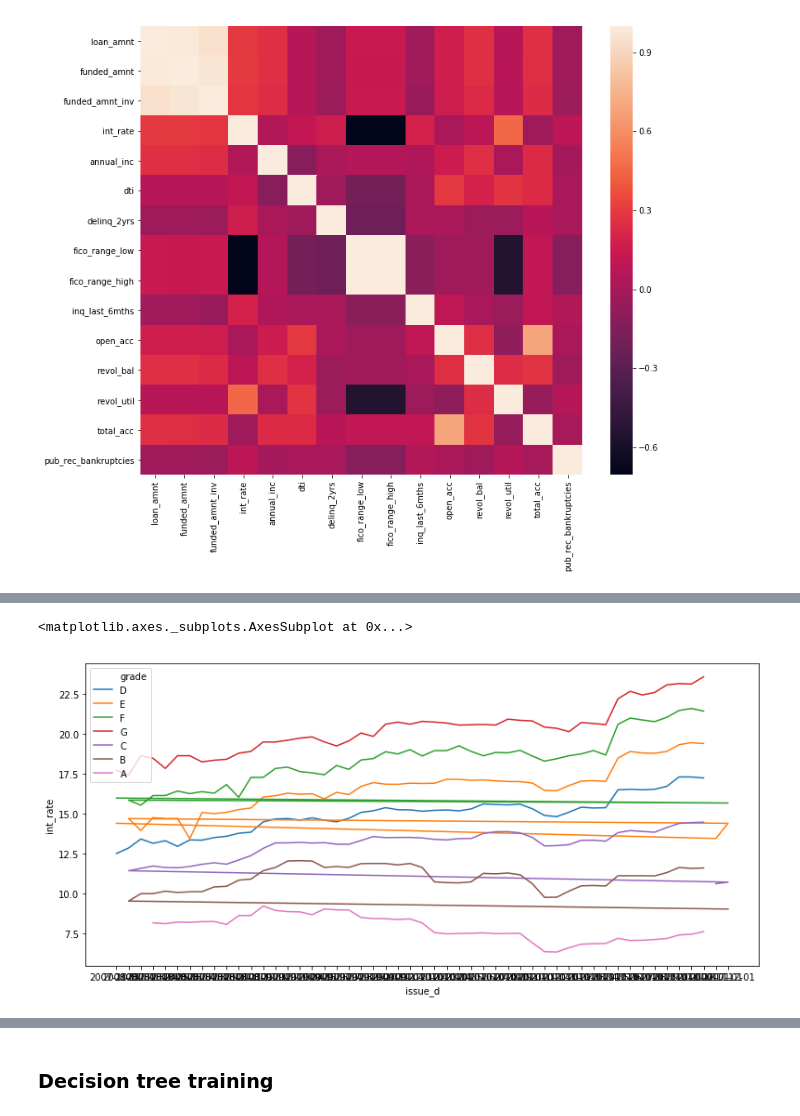
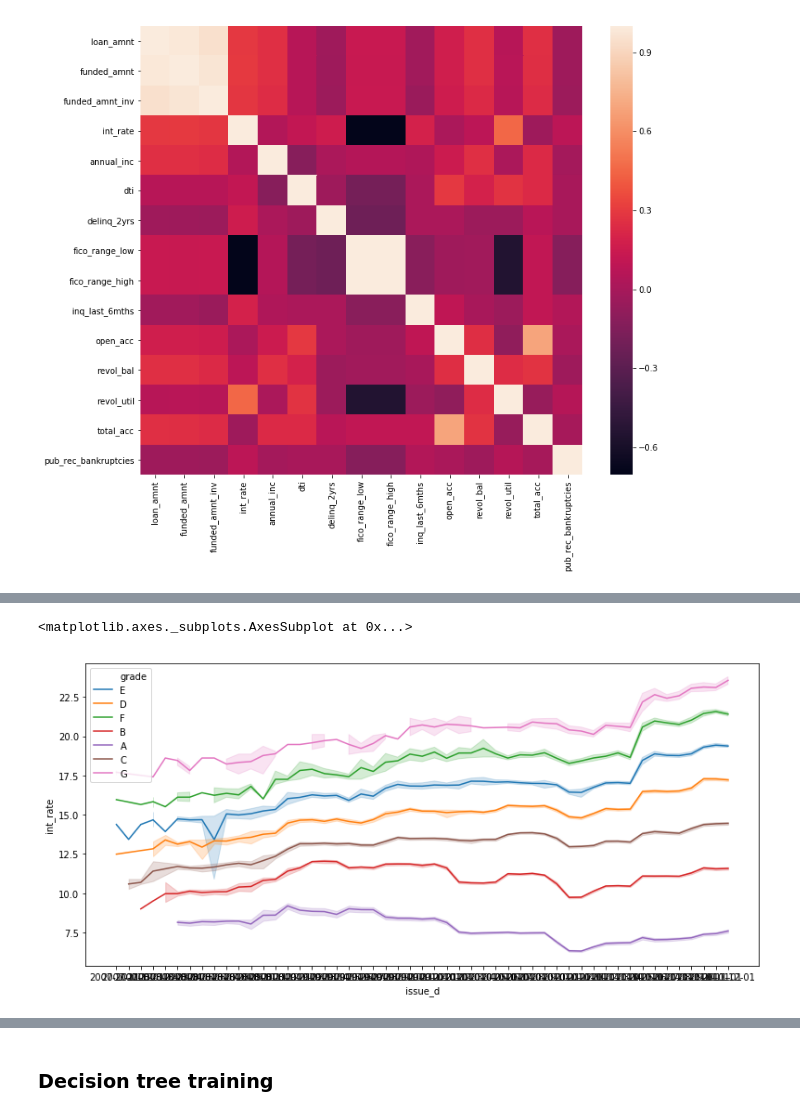
Before and after one commit to VilmaDaukantaite/final_project, a Jupyter notebook: 2007-2011_descriptive_analysis.ipynb, the cells around one changed output, grey strips where cells are left out. Saved outputs shown, nothing was run; the diff lists cells and outputs as text; code cells hidden in the pictures.

Commit message:
added some charts

```diff
--- a/2007-2011_descriptive_analysis.ipynb
+++ b/2007-2011_descriptive_analysis.ipynb
@@ -140,7 +159,7 @@ sns.heatmap(pre_loan_df.corr())
 # %%
-mean_int = pre_loan_df.groupby(["issue_d", "grade"]).mean().reset_index()
+
 plt.figure(figsize=(13, 6))
-sns.lineplot(x=mean_int["issue_d"], y=mean_int["int_rate"], hue = mean_int["grade"])
+sns.lineplot(x="issue_d", y="int_rate", hue = "grade", estimator = "mean", data = pre_loan_df)
 # %% [output]
 <matplotlib.axes._subplots.AxesSubplot at 0x...>
-[figure, old version]
+[figure, new version]
```
Also changed, not shown: parts of 16 cells of this notebook.
